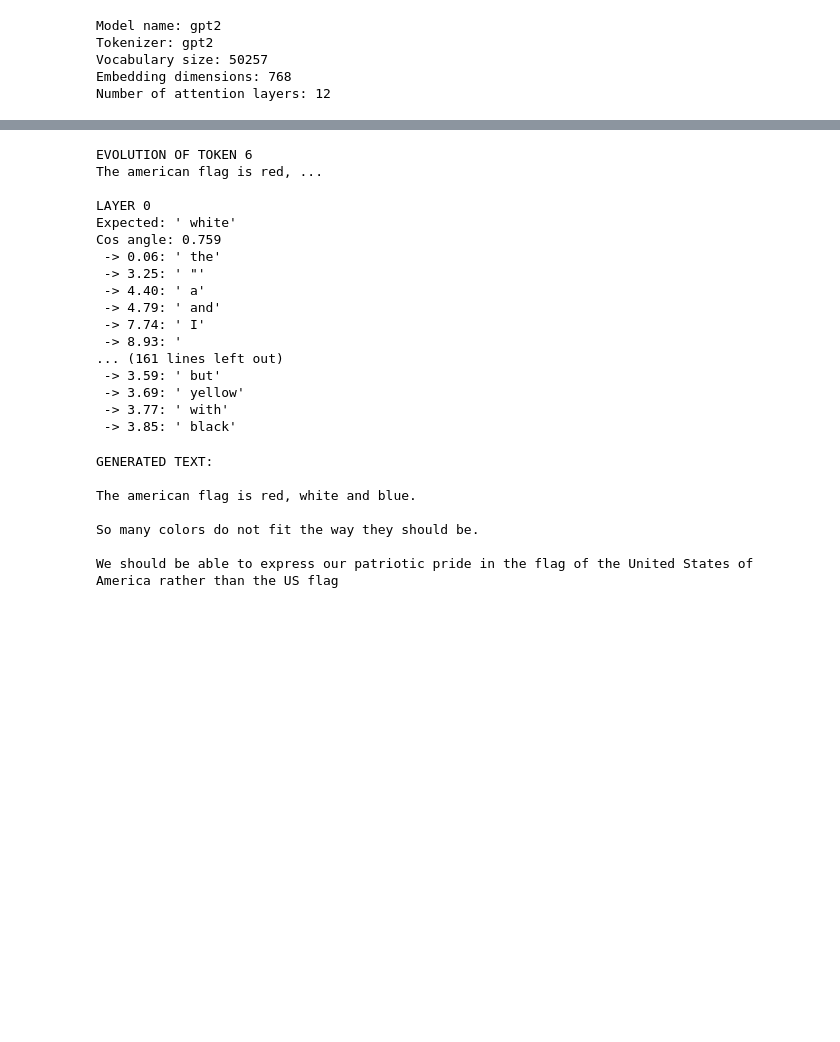
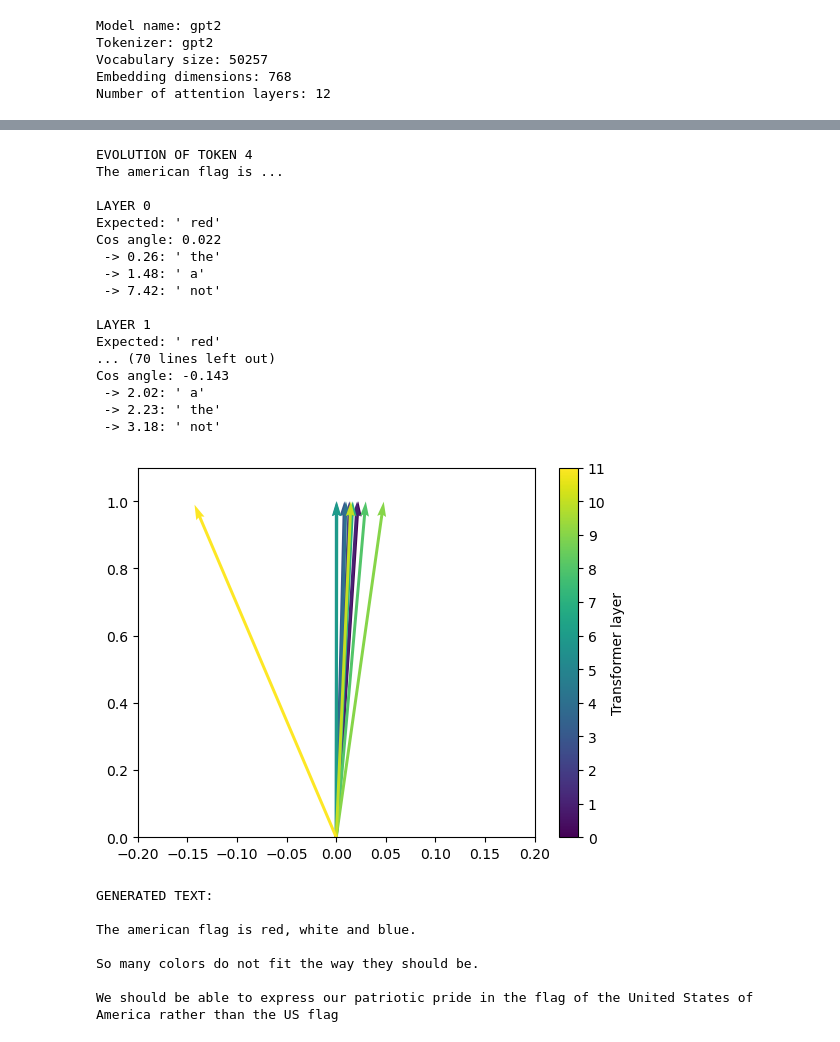
Before and after one commit to AlessandroMiotto/transformers, a Jupyter notebook: test.ipynb, the cells around one changed output, grey strips where cells are left out. Cells and saved outputs as stored; diff of their text form; code cells hidden in the pictures; blank space fills up the shorter version.

Commit message:
add angles visualization

```diff
--- a/test.ipynb
+++ b/test.ipynb
@@ -81,39 +69,69 @@ def get_tokens_prob(x, k=5):
     tokens = [tokenizer.decode(idx) for idx in idxs]
     return top.values, idxs, tokens
 
-X0 = layers[0][0]
+def cosine_similarity(x, y):
+    return float(torch.matmul(x, y) / (torch.norm(x) * torch.norm(y)))
 
-traked_token = 6
+traked_token = 4
+
+next_token_id = inputs["input_ids"][0][traked_token+1]
+token_expected = tokenizer.decode(next_token_id)
+x_expected = embeddings[next_token_id,:].T
+
+cos_theta = []
+
 print(f"EVOLUTION OF TOKEN {traked_token}")
 print(tokenizer.decode(inputs["input_ids"][0][:traked_token+1]), "...")
 for i, layer in enumerate(layers):
     x = layer[0, traked_token]   # last token
-    x_expected = X0[traked_token+1, :]
-    prob, idxs, tokens = get_tokens_prob(x, 10)
+    prob, idxs, tokens = get_tokens_prob(x, 3)
+    cos_sim = cosine_similarity(x, x_expected)
+    cos_theta.append(cos_sim)
     print(f"\nLAYER {i}")
-    _, _, token_expected = get_tokens_prob(x_expected, 1)
-    print(f"Expected: '{token_expected[0]}'")
-    print(f"Cos angle: {float(torch.matmul(x_expected, x)/ (torch.norm(x) * torch.norm(x_expected))):.3f}")
+    print(f"Expected: '{token_expected}'")
+    print(f"Cos angle: {cos_sim:.3f}")
     for p, _, token in zip(prob, idxs, tokens):
         print(f" -> {-torch.log(p):.2f}: '{token}'")
 # %% [output]
-EVOLUTION OF TOKEN 6
-The american flag is red, ...
+EVOLUTION OF TOKEN 4
+The american flag is ...
 
 LAYER 0
-Expected: ' white'
-Cos angle: 0.759
- -> 0.06: ' the'
- -> 3.25: ' "'
- -> 4.40: ' a'
- -> 4.79: ' and'
- -> 7.74: ' I'
- -> 8.93: '
-... (161 lines left out)
- -> 3.59: ' but'
- -> 3.69: ' yellow'
- -> 3.77: ' with'
- -> 3.85: ' black'
+Expected: ' red'
+Cos angle: 0.022
+ -> 0.26: ' the'
+ -> 1.48: ' a'
+ -> 7.42: ' not'
+
+LAYER 1
+Expected: ' red'
+... (70 lines left out)
+Cos angle: -0.143
+ -> 2.02: ' a'
+ -> 2.23: ' the'
+ -> 3.18: ' not'
+# %%
+angles = np.arccos(cos_theta)
+x = np.cos(angles)
+y = np.sin(angles)
+
+indices = np.arange(len(cos_theta))
+colors = plt.cm.viridis(indices / indices.max())
+
+fig, ax = plt.subplots()
+ax.quiver(np.zeros_like(x), np.zeros_like(y), x, y, indices, cmap='viridis', scale=1, angles='xy', scale_units='xy')
+
+ax.set_xlim(-0.2, 0.2)
+ax.set_ylim(0, 1.1)
+
+norm = mcolors.Normalize(vmin=0, vmax=len(cos_theta)-1)
+sm = plt.cm.ScalarMappable(cmap='viridis', norm=norm)
+sm.set_array([])
+cbar = plt.colorbar(sm, ax=ax, label='Transformer layer')
+cbar.set_ticks(np.arange(len(cos_theta)))
+plt.show()
+# %% [output]
+[figure, added]
 # %%
 generator = GPT2LMHeadModel.from_pretrained("gpt2")
 generator.eval()
```
Also changed, not shown: parts of 3 cells of this notebook.
